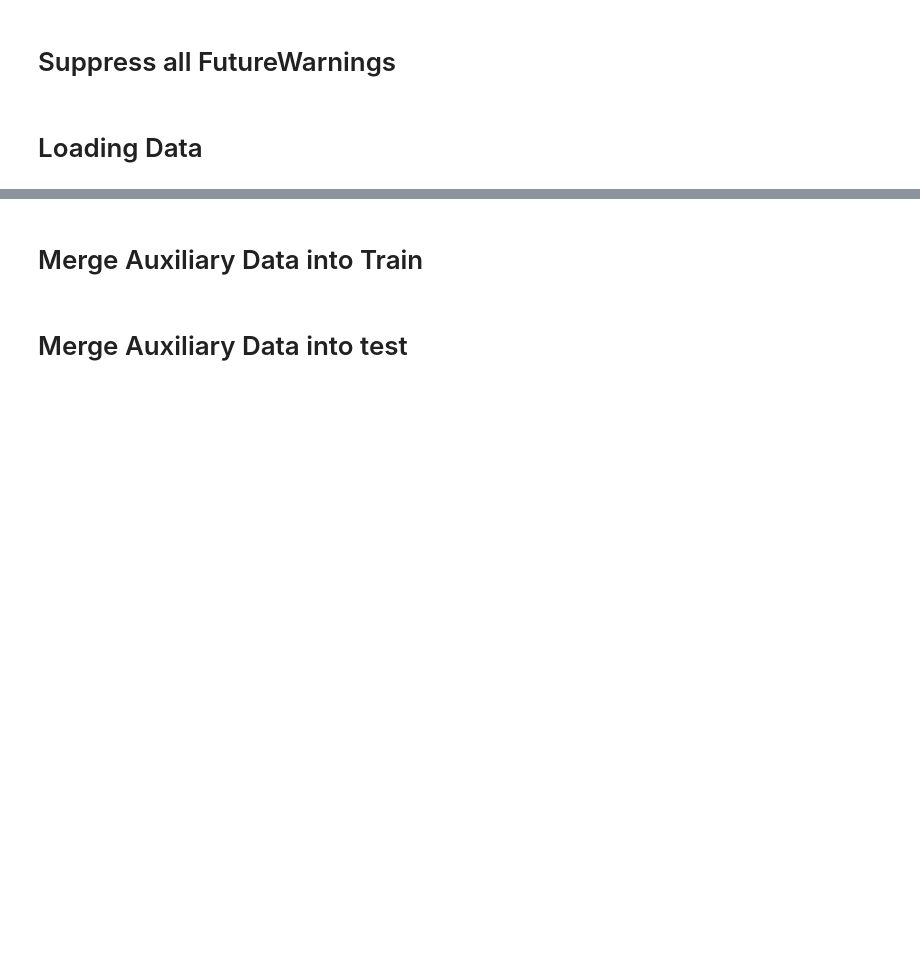
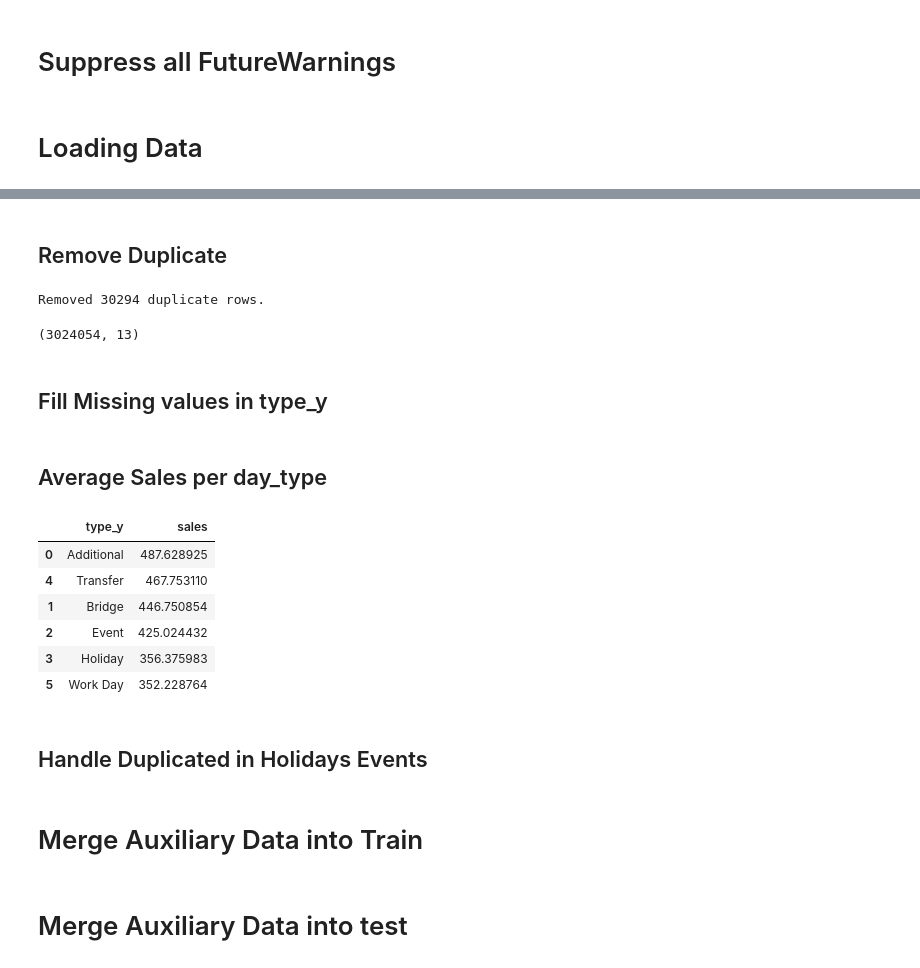
Before and after one commit to Amr2272/Final-Project, a Jupyter notebook: Milestone 2/DashBoard/Plotly.ipynb, the cells around one changed output, grey strips where cells are left out. Drawn from its saved outputs; the diff is of its cells as text; code cells hidden in the pictures; blank space fills up the shorter version.

```diff
--- a/Milestone 2/DashBoard/Plotly.ipynb
+++ b/Milestone 2/DashBoard/Plotly.ipynb
@@ -22,0 +33,34 @@ oil = pd.read_csv("oil.csv", parse_dates=["date"])
+# %%
+df = train.merge(stores, on="store_nbr", how="left")
+df = df.merge(transactions, on=["date", "store_nbr"], how="left")
+oil["dcoilwtico"] = oil["dcoilwtico"].fillna(method="ffill")
+df = df.merge(oil, on="date", how="left")
+df = df.merge(holidays[["date","type"]], on="date", how="left")
+# %% [markdown]
+## Remove Duplicate
+# %%
+initial_rows = df.shape[0]
+df = df.drop_duplicates()
+print(f"Removed {initial_rows - df.shape[0]} duplicate rows.")
+df.shape
+# %% [output]
+Removed 30294 duplicate rows.
+(3024054, 13)
+# %% [markdown]
+## Fill Missing values in type_y
+# %%
+df['type_y'] = df['type_y'].fillna('Work Day')
+# %% [markdown]
+## Average Sales per day_type
+# %%
+df.groupby("type_y", as_index=False)["sales"].mean().sort_values("sales", ascending=False)
+# %% [output]
+|  | type_y | sales |
+| 0 | Additional | 487.628925 |
+| 4 | Transfer | 467.753110 |
+| 1 | Bridge | 446.750854 |
+| 2 | Event | 425.024432 |
+| 3 | Holiday | 356.375983 |
+| 5 | Work Day | 352.228764 |
+# %% [markdown]
+## Handle Duplicated  in Holidays Events
```
Also changed, not shown: parts of 7 cells of this notebook.
